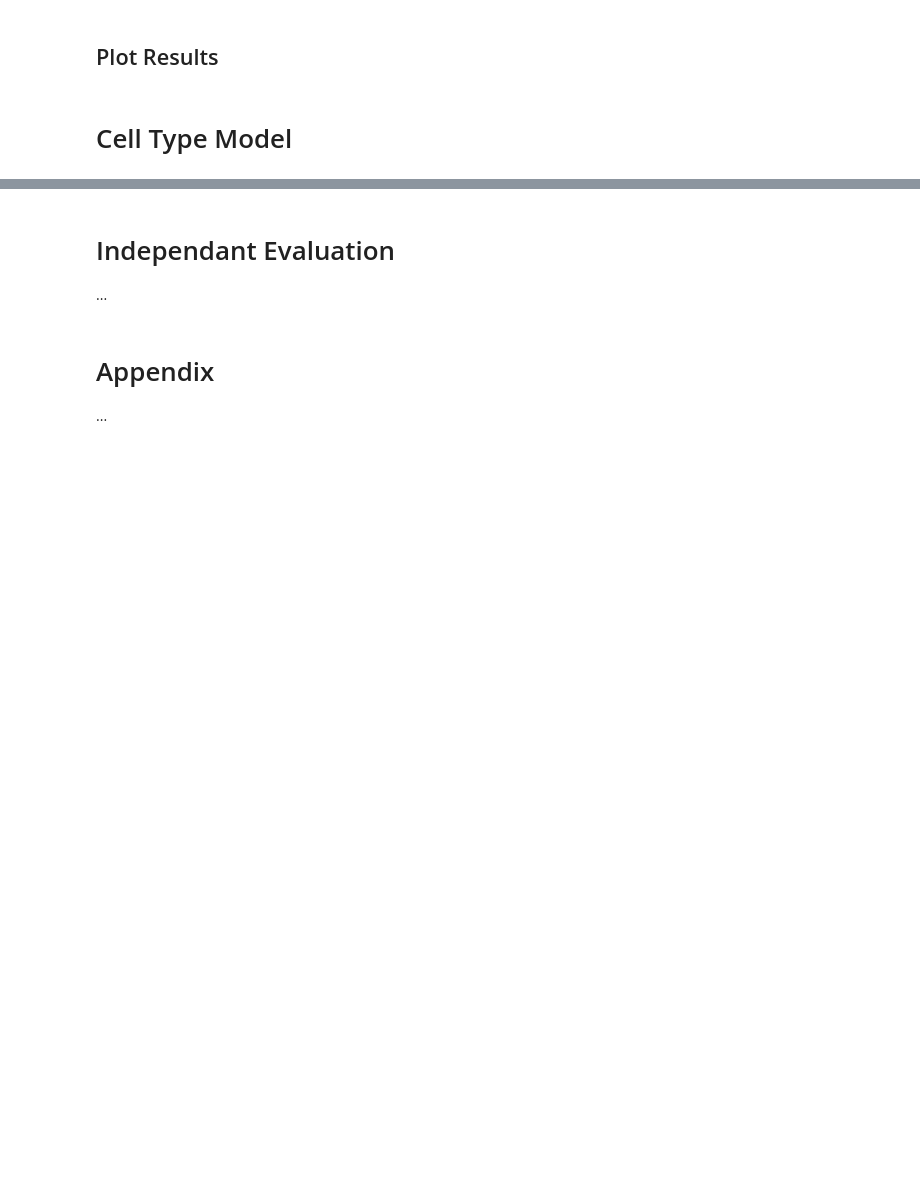
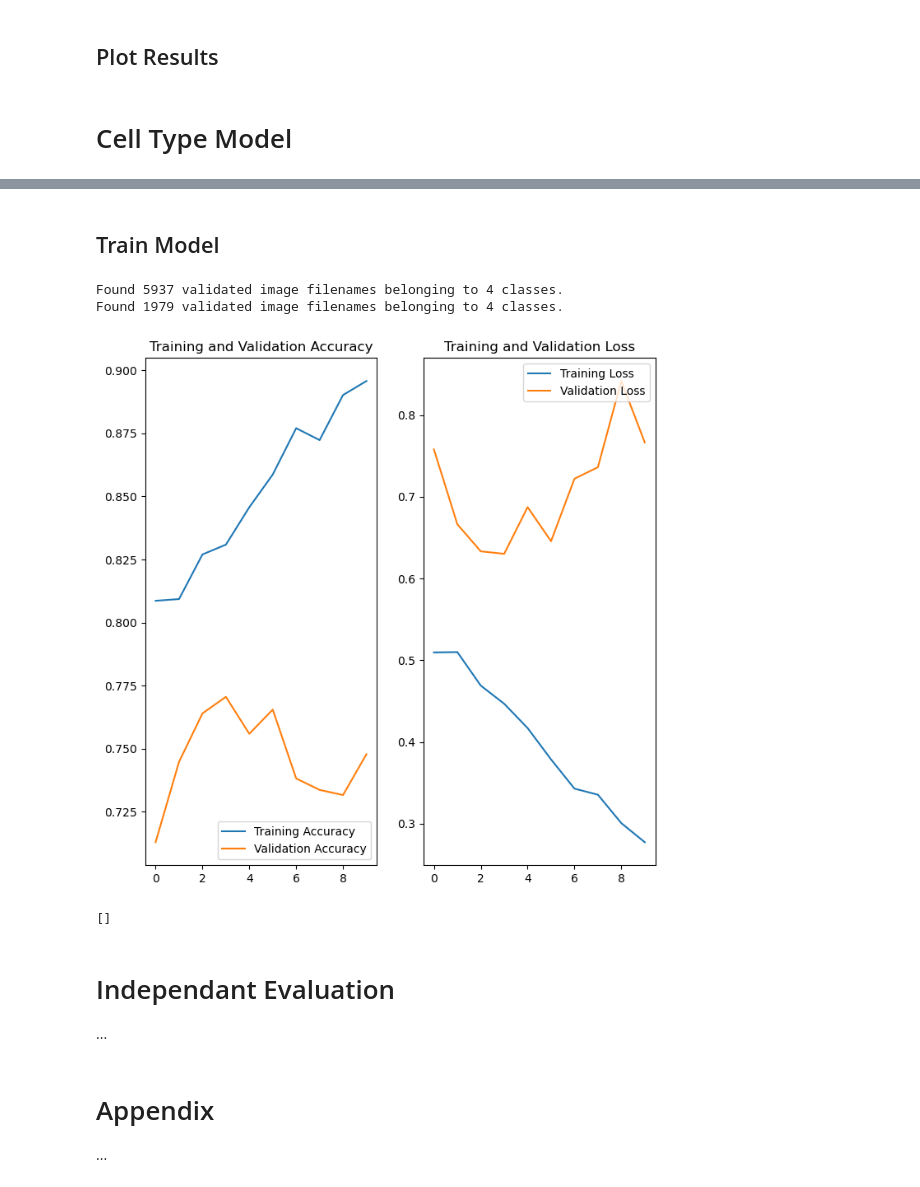
Before and after one commit to DeadIdol/ML_A2_code, a Jupyter notebook: s400045_s4004170.ipynb, the cells around one changed output, grey strips where cells are left out. Cells and saved outputs as stored; diff of their text form; code cells hidden in the pictures; blank space fills up the shorter version.

```diff
--- a/s400045_s4004170.ipynb
+++ b/s400045_s4004170.ipynb
@@ -113,3 +357,77 @@ model.summary()
+# %% [markdown]
+## Train Model
+# %%
+from tensorflow.keras.preprocessing.image import ImageDataGenerator
+
+
+
+train_datagen = ImageDataGenerator(data_format='channels_last')
+val_datagen = ImageDataGenerator(data_format='channels_last')
+
+batch_size = 32
+
+train_generator = train_datagen.flow_from_dataframe(
+        dataframe=train_data,
+        directory='./patch_images',
+        x_col="ImageName",
+        y_col="cellTypeName",
+        target_size=(27, 27),
+        batch_size=batch_size,
+        class_mode='categorical')
+
+validation_generator = val_datagen.flow_from_dataframe(
+        dataframe=val_data,
+        directory='./patch_images',
+        x_col="ImageName",
+        y_col="cellTypeName",
+        target_size=(27, 27),
+        batch_size=batch_size,
+        class_mode='categorical')
+
+epochs = 10
+history = model.fit(train_generator, validation_data=validation_generator, epochs=epochs, verbose=0)
+
+acc = history.history['categorical_accuracy']
+val_acc = history.history['val_categorical_accuracy']
+loss = history.history['loss']
+val_loss = history.history['val_loss']
+epochs_range = range(epochs)
+
+plt.figure(figsize=(8, 8))
+plt.subplot(1, 2, 1)
+plt.plot(epochs_range, acc, label='Training Accuracy')
+plt.plot(epochs_range, val_acc, label='Validation Accuracy')
+plt.legend(loc='lower right')
+plt.title('Training and Validation Accuracy')
+
+plt.subplot(1, 2, 2)
+plt.plot(epochs_range, loss, label='Training Loss')
+plt.plot(epochs_range, val_loss, label='Validation Loss')
+plt.legend(loc='upper right')
+plt.title('Training and Validation Loss')
+plt.show()
+# %% [output]
+Found 5937 validated image filenames belonging to 4 classes.
+Found 1979 validated image filenames belonging to 4 classes.
+[figure, added]
+# %%
+from PIL import Image
+import os
+
+def find_bad_images(df, image_dir):
+    bad = []
+    for fname in df['ImageName']:
+        fpath = os.path.join(image_dir, fname)
+        try:
+            with Image.open(fpath) as img:
+                img.verify()
+        except Exception as e:
+            bad.append((fname, str(e)))
+    return bad
+
+find_bad_images(data, './patch_images')
+# %% [output]
+[]
 # %% [markdown]
 # Independant Evaluation
 ...
```
Also changed, not shown: parts of 11 cells of this notebook.
